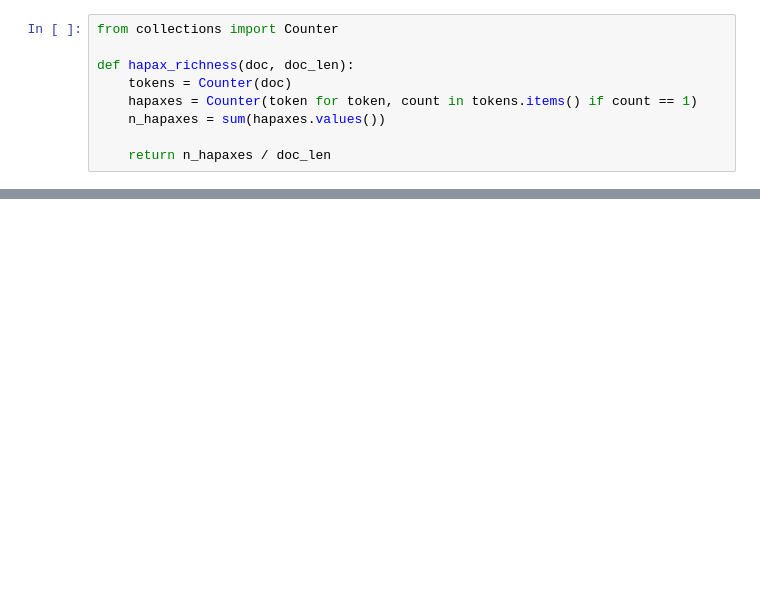
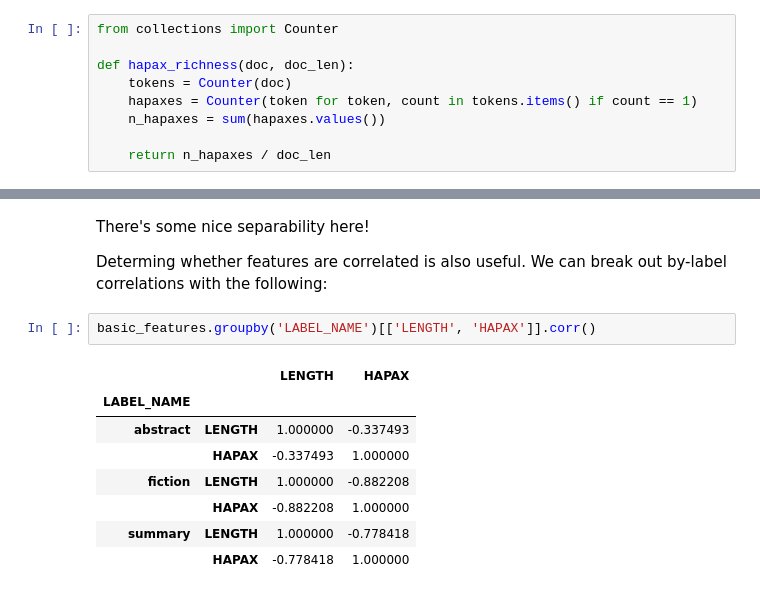
Before and after one commit to ucdavisdatalab/workshop_nlp_with_python, a Jupyter notebook: 03_classification-and-feature-engineering.ipynb, the cells around one changed output, grey strips where cells are left out. Cells and saved outputs as stored; diff of their text form; blank space fills up the shorter version.

```diff
--- a/03_classification-and-feature-engineering.ipynb
+++ b/03_classification-and-feature-engineering.ipynb
@@ -243,0 +247,15 @@ features[['HAPAX', 'LABEL']].corr()
+# %% [markdown]
+There's some nice separability here!
+
+Determing whether features are correlated is also useful. We can break out by-label correlations with the following:
+# %%
+basic_features.groupby('LABEL_NAME')[['LENGTH', 'HAPAX']].corr()
+# %% [output]
+|  |  | LENGTH | HAPAX |
+| LABEL_NAME |  |  |  |
+| abstract | LENGTH | 1.000000 | -0.337493 |
+|  | HAPAX | -0.337493 | 1.000000 |
+| fiction | LENGTH | 1.000000 | -0.882208 |
+|  | HAPAX | -0.882208 | 1.000000 |
+| summary | LENGTH | 1.000000 | -0.778418 |
+|  | HAPAX | -0.778418 | 1.000000 |
```
Also changed, not shown: parts of 45 cells of this notebook, 1 other file.
